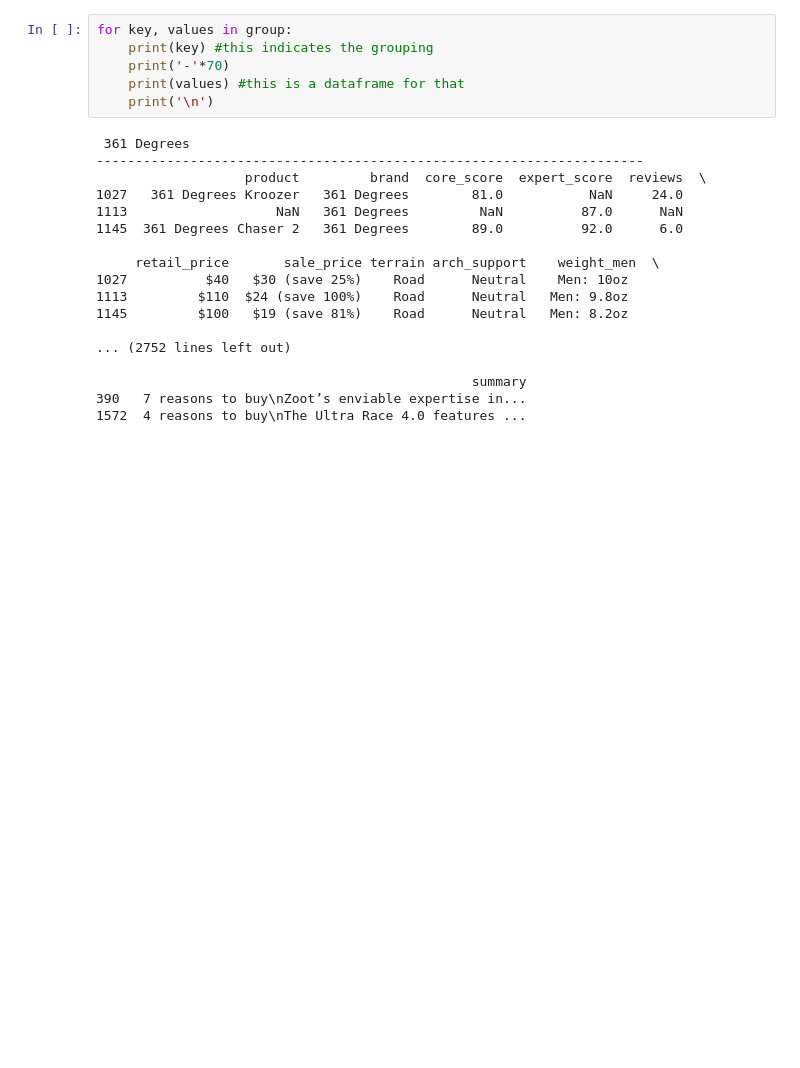
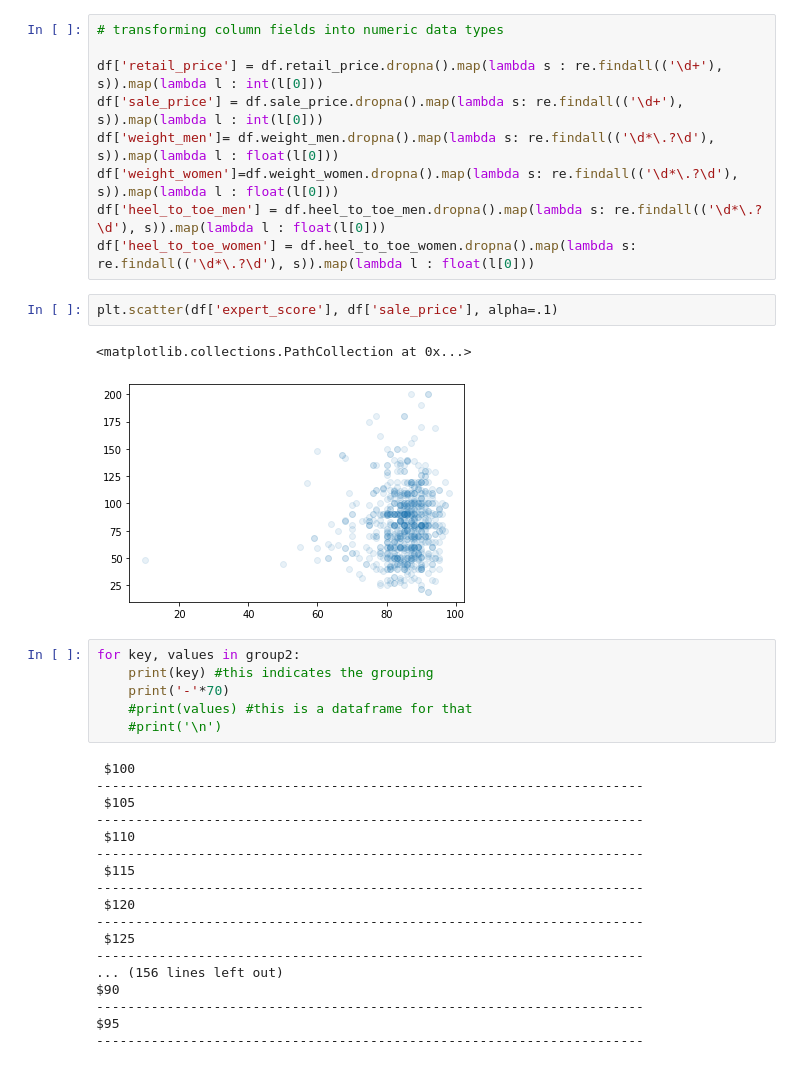
Before and after one commit to jschiavone45/Run_Repeat_Scraper, a Jupyter notebook: Run_Repeat_Analysis.ipynb, the cells around one changed output. Drawn from its saved outputs; the diff is of its cells as text; blank space fills up the shorter version.

Commit message:
scraper done, data in .csv, analysis started

```diff
--- a/Run_Repeat_Analysis.ipynb
+++ b/Run_Repeat_Analysis.ipynb
@@ -68,24 +37,38 @@ Name: core_score, dtype: float64
+# %%
+# transforming column fields into numeric data types
+
+df['retail_price'] = df.retail_price.dropna().map(lambda s : re.findall(('\d+'), s)).map(lambda l : int(l[0]))
+df['sale_price'] = df.sale_price.dropna().map(lambda s: re.findall(('\d+'), s)).map(lambda l : int(l[0]))
+df['weight_men']= df.weight_men.dropna().map(lambda s: re.findall(('\d*\.?\d'), s)).map(lambda l : float(l[0]))
+df['weight_women']=df.weight_women.dropna().map(lambda s: re.findall(('\d*\.?\d'), s)).map(lambda l : float(l[0]))
+df['heel_to_toe_men'] = df.heel_to_toe_men.dropna().map(lambda s: re.findall(('\d*\.?\d'), s)).map(lambda l : float(l[0]))
+df['heel_to_toe_women'] = df.heel_to_toe_women.dropna().map(lambda s: re.findall(('\d*\.?\d'), s)).map(lambda l : float(l[0]))
+# %%
+plt.scatter(df['expert_score'], df['sale_price'], alpha=.1)
+# %% [output]
+<matplotlib.collections.PathCollection at 0x...>
+[figure, added]
 # %%
-for key, values in group:
+for key, values in group2:
     print(key) #this indicates the grouping
     print('-'*70)
-    print(values) #this is a dataframe for that
-    print('\n')
+    #print(values) #this is a dataframe for that
+    #print('\n')
 # %% [output]
- 361 Degrees
+ $100
 ----------------------------------------------------------------------
-                   product         brand  core_score  expert_score  reviews  \
-1027   361 Degrees Kroozer   361 Degrees        81.0           NaN     24.0
-1113                   NaN   361 Degrees         NaN          87.0      NaN
-1145  361 Degrees Chaser 2   361 Degrees        89.0          92.0      6.0
-
-     retail_price       sale_price terrain arch_support    weight_men  \
-1027          $40   $30 (save 25%)    Road      Neutral    Men: 10oz
-1113         $110  $24 (save 100%)    Road      Neutral   Men: 9.8oz
-1145         $100   $19 (save 81%)    Road      Neutral   Men: 8.2oz
-
-... (2752 lines left out)
-
-                                                summary
-390   7 reasons to buy\nZoot’s enviable expertise in...
-1572  4 reasons to buy\nThe Ultra Race 4.0 features ...
+ $105
+----------------------------------------------------------------------
+ $110
+----------------------------------------------------------------------
+ $115
+----------------------------------------------------------------------
+ $120
+----------------------------------------------------------------------
+ $125
+----------------------------------------------------------------------
+... (156 lines left out)
+$90
+----------------------------------------------------------------------
+$95
+----------------------------------------------------------------------
```
Also changed, not shown: parts of 13 cells of this notebook, 4 other files.
